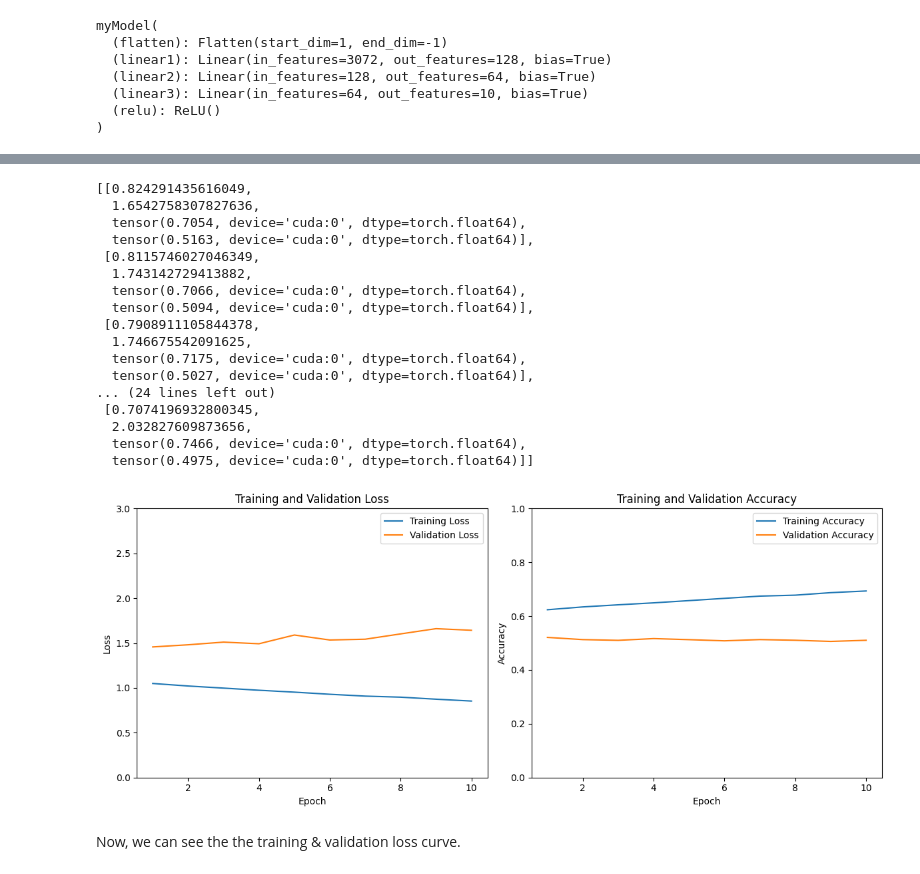
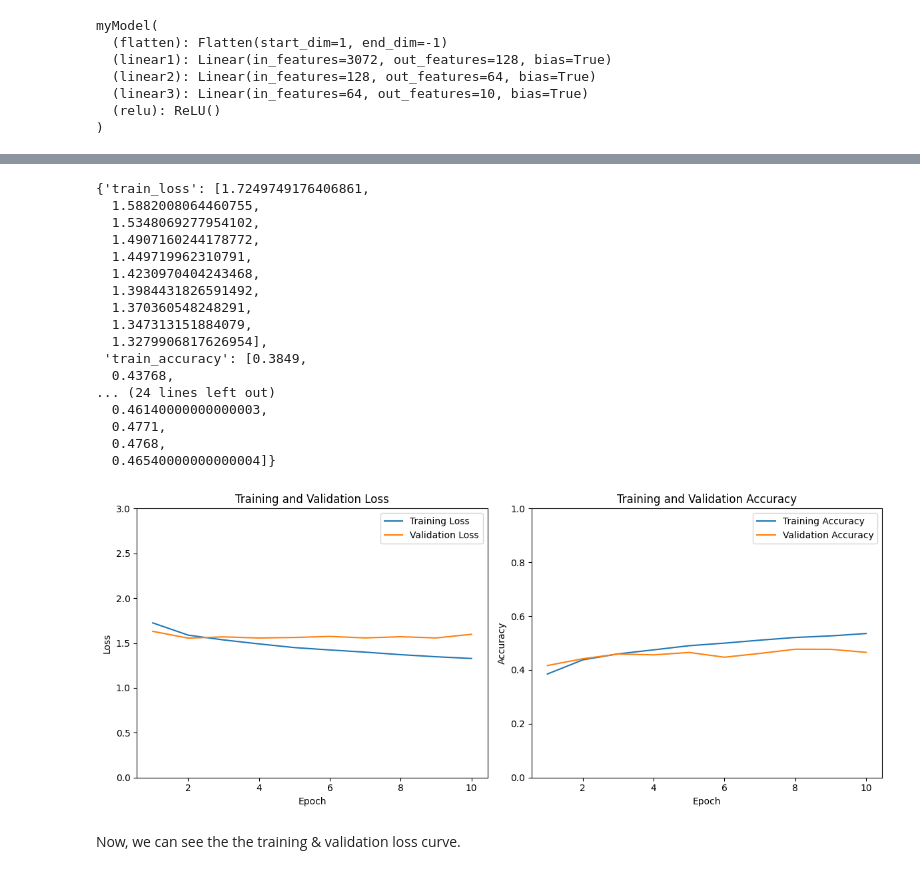
Before and after one commit to KimieCrafter/AI-Note-IIUM, a Jupyter notebook: Deep_Learning/06_Train_a_FFNN_new.ipynb, the cells around one changed output, grey strips where cells are left out. Cells and saved outputs as stored; diff of their text form; code cells hidden in the pictures.

```diff
--- a/Deep_Learning/06_Train_a_FFNN_new.ipynb
+++ b/Deep_Learning/06_Train_a_FFNN_new.ipynb
@@ -43,6 +46,9 @@ import torch.nn as nn
 import torch.optim as optim
 import torchvision
 import torchvision.transforms as transforms
+# %%
+# Check if GPU is available
+device = torch.device('cuda' if torch.cuda.is_available() else 'cpu')
 # %% [markdown]
 # Load the dataset
 
@@ -58,15 +64,15 @@ class CIFAR10Dataset(torch.utils.data.Dataset):
         self.data = torchvision.datasets.CIFAR10(root=root, train=train, download=download, transform=transform)
 
     def __len__(self):
-        return len(self.data)
+        return len(self.data) # number of samples in the dataset
 
     def __getitem__(self, idx):
         return self.data[idx]  # Returns (image, label) tuple
 
 def get_dataloader(batch_size=4, num_workers=0, root='./data'):
     transform = transforms.Compose([
-        transforms.ToTensor(),
-        transforms.Normalize((0.5, 0.5, 0.5), (0.5, 0.5, 0.5))
+        transforms.ToTensor(), # Convert image to PyTorch tensor
+        transforms.Normalize((0.5, 0.5, 0.5), (0.5, 0.5, 0.5)) # Normalize to [-1, 1], for each channel (R, G, B)
     ])
 
     train_dataset = CIFAR10Dataset(root=root, train=True, transform=transform)
@@ -75,13 +81,18 @@ def get_dataloader(batch_size=4, num_workers=0, root='./data'):
     train_dataloader = torch.utils.data.DataLoader(train_dataset, batch_size=batch_size, shuffle=True, num_workers=num_workers)
     test_dataloader = torch.utils.data.DataLoader(test_dataset, batch_size=batch_size, shuffle=False, num_workers=num_workers)
 
+    # shuffle= True for training data to ensure randomness
+    # shuffle= False for testing data to ensure deterministic results
+
     return train_dataloader, test_dataloader
 
 # Get dataloaders
-train_dataloader, test_dataloader = get_dataloader(batch_size=4, num_workers=0)
+train_dataloader, test_dataloader = get_dataloader(batch_size=16, num_workers=0)
 
 # Define class names
 class_names = ('plane', 'car', 'bird', 'cat', 'deer', 'dog', 'frog', 'horse', 'ship', 'truck')
+
+batch_size = 16
 # %% [output]
 Files already downloaded and verified
 Files already downloaded and verified
@@ -198,3 +211,4 @@ class myModel(nn.Module):
         return o
 
 model = myModel()
+model = model.to(device)  # Move model to GPU if available
@@ -201,7 +256,7 @@ model = myModel()
 # %%
 # 2. LOSS AND OPTIMIZER
 loss_fn = nn.CrossEntropyLoss()
-optimizer = optim.SGD(model.parameters(), lr=0.1, momentum=0.9)
+optimizer = optim.SGD(model.parameters(), lr=0.01, momentum=0.9)
 
 # 3. move the model to GPU
 device = torch.device('cuda:0' if torch.cuda.is_available() else 'cpu')
@@ -296,61 +358,58 @@ trained_model, history = train_and_validate(model, train_dataloader, test_datalo
 # %%
 history
 # %% [output]
-[[0.824291435616049,
-  1.6542758307827636,
-  tensor(0.7054, device='cuda:0', dtype=torch.float64),
-  tensor(0.5163, device='cuda:0', dtype=torch.float64)],
- [0.8115746027046349,
-  1.743142729413882,
-  tensor(0.7066, device='cuda:0', dtype=torch.float64),
-  tensor(0.5094, device='cuda:0', dtype=torch.float64)],
- [0.7908911105844378,
-  1.746675542091625,
-  tensor(0.7175, device='cuda:0', dtype=torch.float64),
-  tensor(0.5027, device='cuda:0', dtype=torch.float64)],
+{'train_loss': [1.7249749176406861,
+  1.5882008064460755,
+  1.5348069277954102,
+  1.4907160244178772,
+  1.449719962310791,
+  1.4230970404243468,
+  1.3984431826591492,
+  1.370360548248291,
+  1.347313151884079,
+  1.3279906817626954],
+ 'train_accuracy': [0.3849,
+  0.43768,
 ... (24 lines left out)
- [0.7074196932800345,
-  2.032827609873656,
-  tensor(0.7466, device='cuda:0', dtype=torch.float64),
-  tensor(0.4975, device='cuda:0', dtype=torch.float64)]]
+  0.46140000000000003,
+  0.4771,
+  0.4768,
+  0.46540000000000004]}
 # %%
-# Extracting the dictionary from the NumPy array
-history_dict = history.item()
-
 # Extracting data for plotting
-train_losses = history_dict['train_loss']
-train_accuracies = history_dict['train_accuracy']
-val_losses = history_dict['val_loss']
-val_accuracies = history_dict['val_accuracy']
+train_losses = history['train_loss']
+train_accuracies = history['train_accuracy']
+val_losses = history['val_loss']
+val_accuracies = history['val_accuracy']
 epochs = range(1, len(train_losses) + 1)
 
 # Plotting
 plt.figure(figsize=(12, 5))
 
 # Loss Plot
 plt.subplot(1, 2, 1)
 plt.plot(epochs, train_losses, label='Training Loss')
 plt.plot(epochs, val_losses, label='Validation Loss')
 plt.title('Training and Validation Loss')
-plt.ylim(0,3)
+plt.ylim(0, 3)
 plt.xlabel('Epoch')
 plt.ylabel('Loss')
 plt.legend()
 
 # Accuracy Plot
 plt.subplot(1, 2, 2)
 plt.plot(epochs, train_accuracies, label='Training Accuracy')
 plt.plot(epochs, val_accuracies, label='Validation Accuracy')
 plt.title('Training and Validation Accuracy')
-plt.ylim(0,1)
+plt.ylim(0, 1)
 plt.xlabel('Epoch')
 plt.ylabel('Accuracy')
 plt.legend()
 
 plt.tight_layout()
 plt.show()
 # %% [output]
-[figure, old version]
+[figure, new version]
 # %% [markdown]
 Now, we can see the the training & validation loss curve.
 # %%
```
Also changed, not shown: parts of 17 cells of this notebook, 2 other files.
